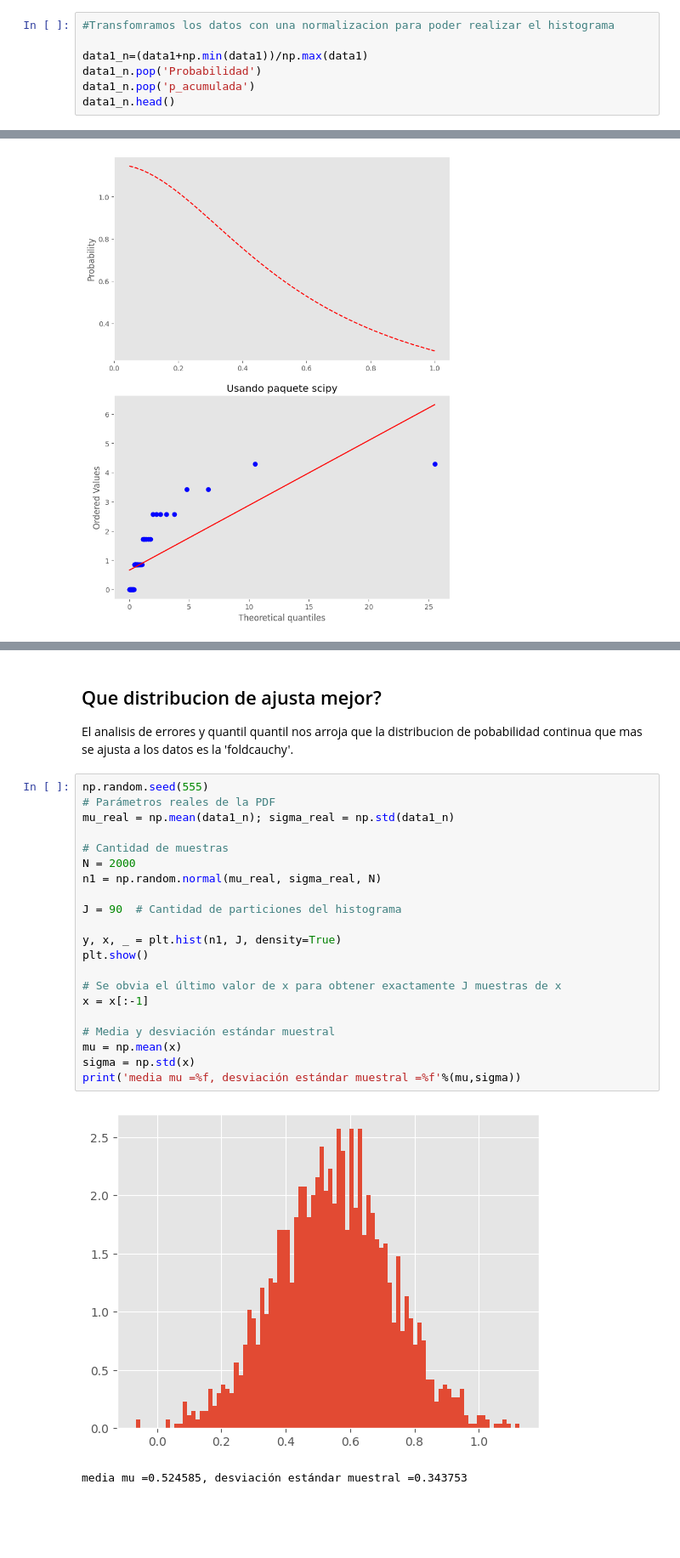
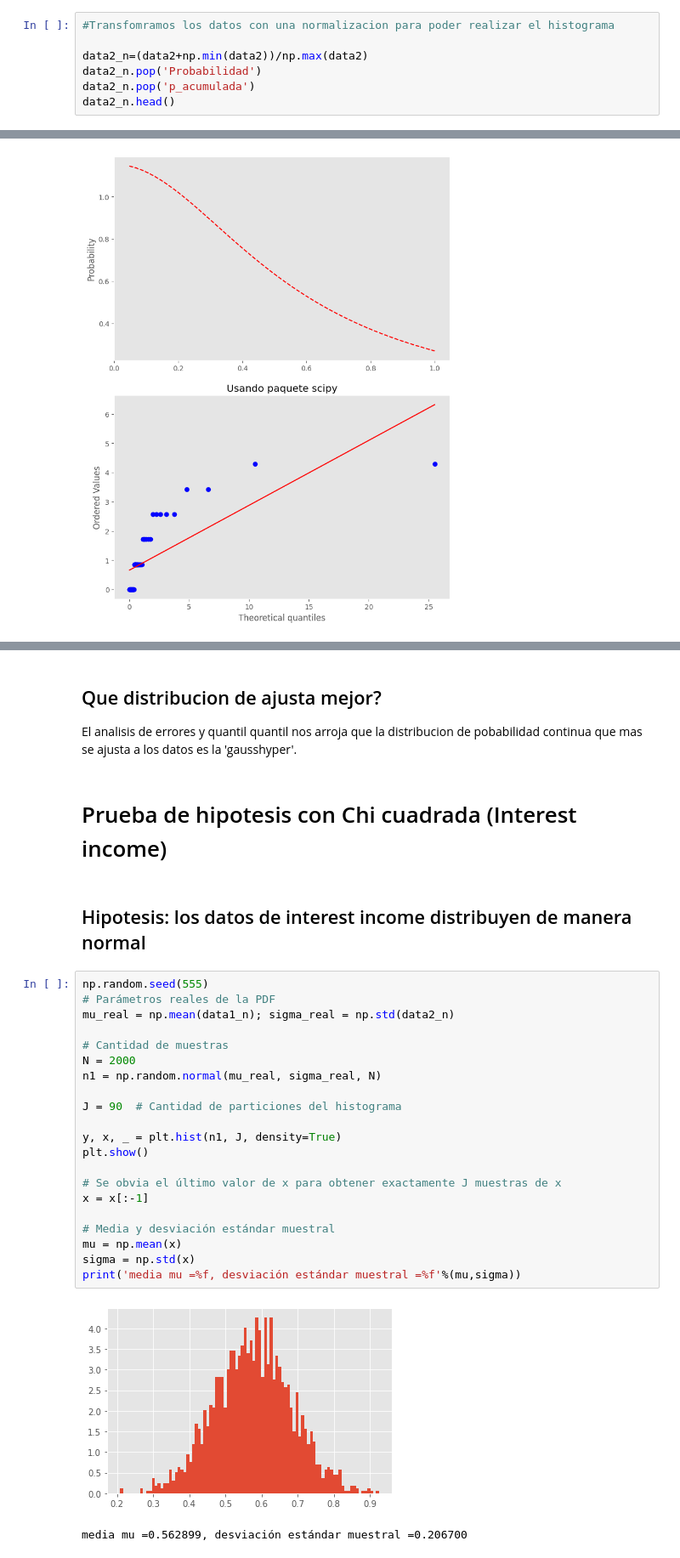
Before and after one commit to Maxcode99/Proyecto_SPF, a Jupyter notebook: Proyecto_Alan_Max.ipynb, the cells around one changed output, grey strips where cells are left out. Shown at 85% size. Drawn from its saved outputs; the diff is of its cells as text; blank space fills up the shorter version.

```diff
--- a/Proyecto_Alan_Max.ipynb
+++ b/Proyecto_Alan_Max.ipynb
@@ -717,8 +825,8 @@ warnings.filterwarnings("ignore")
 # %%
 #Transfomramos los datos con una normalizacion para poder realizar el histograma
 
-data1_n=(data1+np.min(data1))/np.max(data1)
-data1_n.pop('Probabilidad')
-data1_n.pop('p_acumulada')
-data1_n.head()
+data2_n=(data2+np.min(data2))/np.max(data2)
+data2_n.pop('Probabilidad')
+data2_n.pop('p_acumulada')
+data2_n.head()
 # %% [output]
@@ -850,31 +958,35 @@ calcular_qq_dist(dist_calculadas[1], x, y)
 ## Que distribucion de ajusta mejor?
 
 
-El analisis de errores y quantil quantil nos arroja que la distribucion de pobabilidad continua que mas se ajusta a los datos es la 'foldcauchy'.
+El analisis de errores y quantil quantil nos arroja que la distribucion de pobabilidad continua que mas se ajusta a los datos es la 'gausshyper'.
+# %% [markdown]
+# Prueba de hipotesis con Chi cuadrada (Interest income)
+# %% [markdown]
+## Hipotesis: los datos de interest income distribuyen de manera normal
 # %%
 np.random.seed(555)
 # Parámetros reales de la PDF
-mu_real = np.mean(data1_n); sigma_real = np.std(data1_n)
+mu_real = np.mean(data1_n); sigma_real = np.std(data2_n)
 
 # Cantidad de muestras
 N = 2000
 n1 = np.random.normal(mu_real, sigma_real, N)
 
 J = 90  # Cantidad de particiones del histograma
 
 y, x, _ = plt.hist(n1, J, density=True)
 plt.show()
 
 # Se obvia el último valor de x para obtener exactamente J muestras de x
 x = x[:-1]
 
 # Media y desviación estándar muestral
 mu = np.mean(x)
 sigma = np.std(x)
 print('media mu =%f, desviación estándar muestral =%f'%(mu,sigma))
 # %% [output]
-[figure, old version]
+[figure, new version]
-media mu =0.524585, desviación estándar muestral =0.343753
+media mu =0.562899, desviación estándar muestral =0.206700
 # %%
 pi = st.norm.pdf(x, loc=mu, scale=sigma)
 # pi = st.t.pdf(x, *st.t.fit(y))
```
Also changed, not shown: parts of 47 cells of this notebook.
